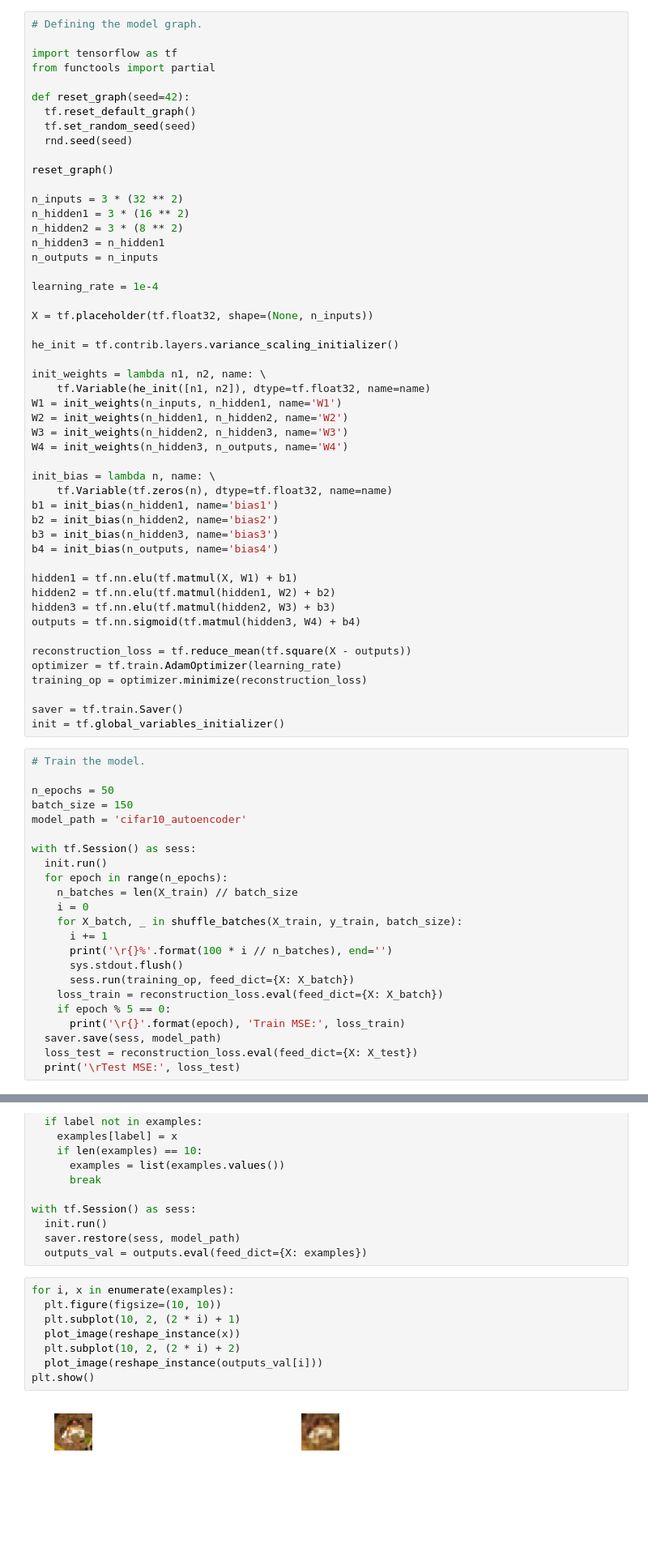
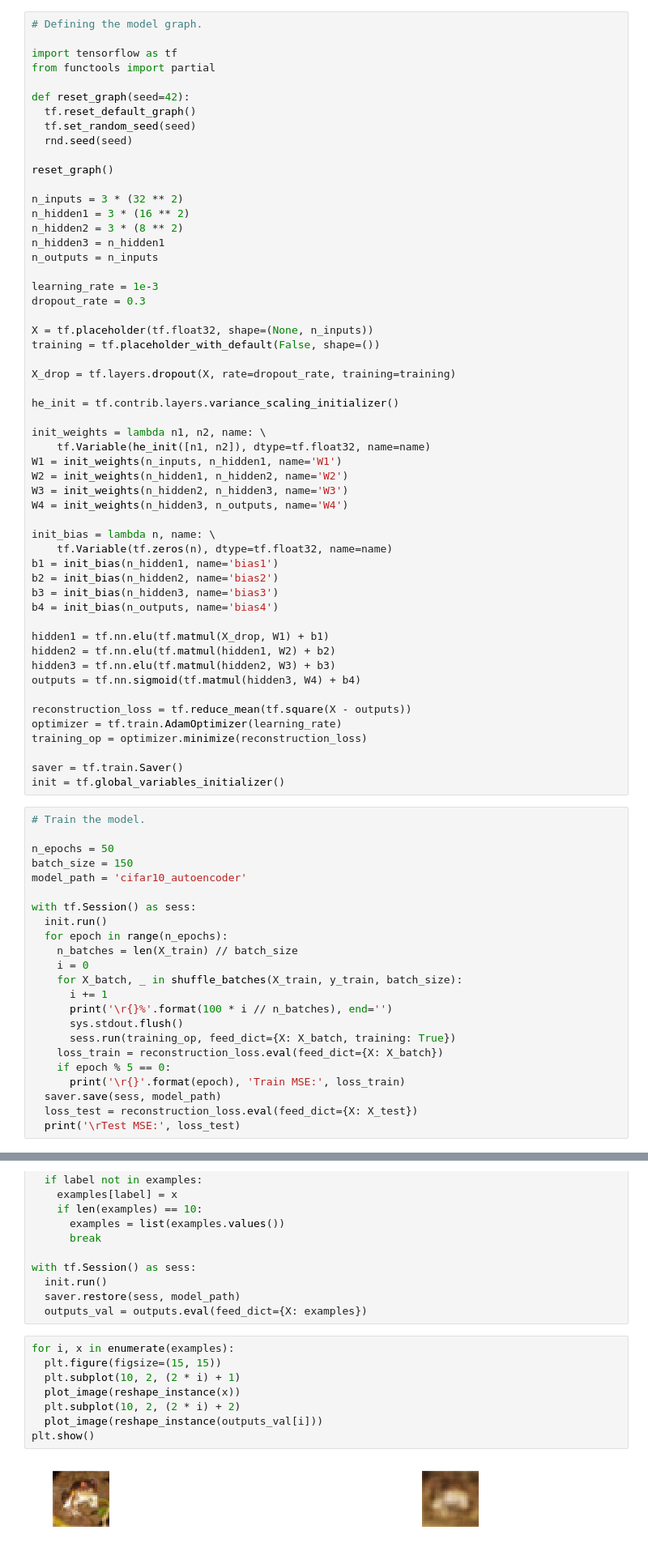
Before and after one commit to DCtheTall/hands-on-machine-learning, a Jupyter notebook: chapter15/Exercises.ipynb, the cells around one changed output, grey strips where cells are left out. Shown at 81% size. Drawn from its saved outputs; the diff is of its cells as text; blank space fills up the shorter version.

```diff
--- a/chapter15/Exercises.ipynb
+++ b/chapter15/Exercises.ipynb
@@ -169,9 +169,13 @@ n_hidden2 = 3 * (8 ** 2)
 n_hidden3 = n_hidden1
 n_outputs = n_inputs
 
-learning_rate = 1e-4
+learning_rate = 1e-3
+dropout_rate = 0.3
 
 X = tf.placeholder(tf.float32, shape=(None, n_inputs))
+training = tf.placeholder_with_default(False, shape=())
+
+X_drop = tf.layers.dropout(X, rate=dropout_rate, training=training)
 
 he_init = tf.contrib.layers.variance_scaling_initializer()
 
@@ -189,7 +193,7 @@ b2 = init_bias(n_hidden2, name='bias2')
 b3 = init_bias(n_hidden3, name='bias3')
 b4 = init_bias(n_outputs, name='bias4')
 
-hidden1 = tf.nn.elu(tf.matmul(X, W1) + b1)
+hidden1 = tf.nn.elu(tf.matmul(X_drop, W1) + b1)
 hidden2 = tf.nn.elu(tf.matmul(hidden1, W2) + b2)
 hidden3 = tf.nn.elu(tf.matmul(hidden2, W3) + b3)
 outputs = tf.nn.sigmoid(tf.matmul(hidden3, W4) + b4)
@@ -216,7 +220,7 @@ with tf.Session() as sess:
       i += 1
       print('\r{}%'.format(100 * i // n_batches), end='')
       sys.stdout.flush()
-      sess.run(training_op, feed_dict={X: X_batch})
+      sess.run(training_op, feed_dict={X: X_batch, training: True})
     loss_train = reconstruction_loss.eval(feed_dict={X: X_batch})
     if epoch % 5 == 0:
       print('\r{}'.format(epoch), 'Train MSE:', loss_train)
@@ -257,11 +261,11 @@ with tf.Session() as sess:
   outputs_val = outputs.eval(feed_dict={X: examples})
 # %%
 for i, x in enumerate(examples):
-  plt.figure(figsize=(10, 10))
+  plt.figure(figsize=(15, 15))
   plt.subplot(10, 2, (2 * i) + 1)
   plot_image(reshape_instance(x))
   plt.subplot(10, 2, (2 * i) + 2)
   plot_image(reshape_instance(outputs_val[i]))
 plt.show()
 # %% [output]
-[figure, old version]
+[figure, new version]
```
Also changed, not shown: parts of 8 cells of this notebook.
